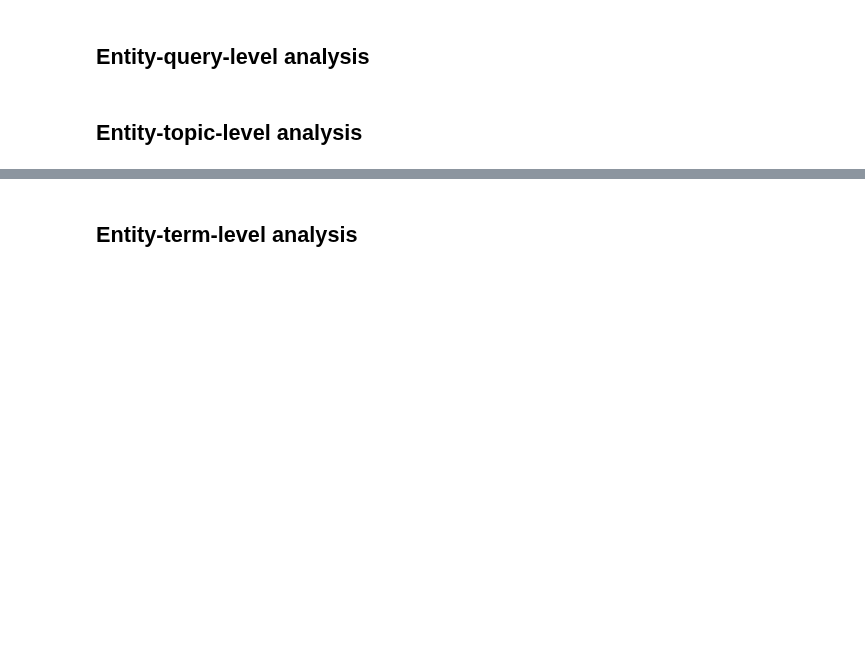
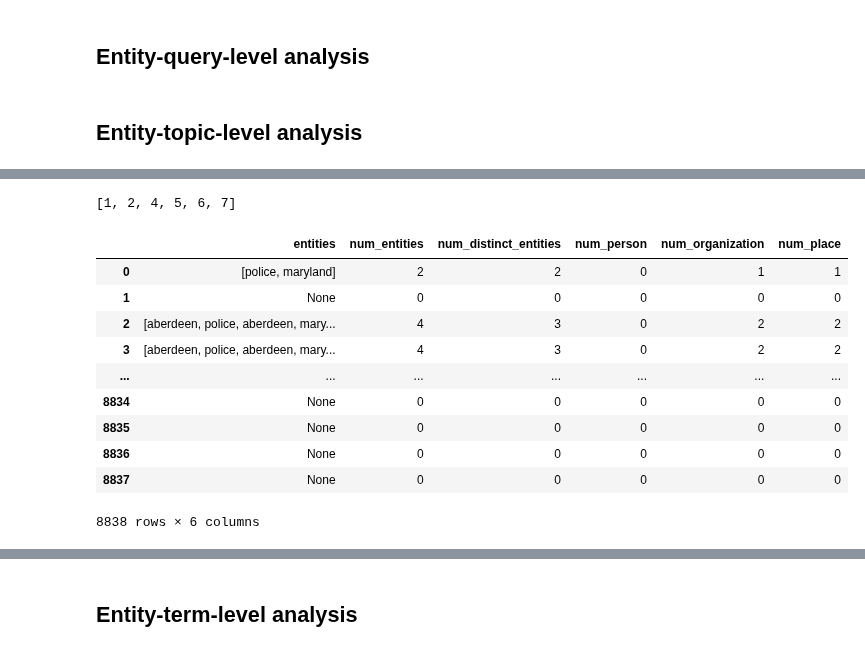
Before and after one commit to feup-infolab/army-ant, a Jupyter notebook: notebooks/query_log_analysis/query_log_analysis.ipynb, the cells around one changed output, grey strips where cells are left out. Drawn from its saved outputs; the diff is of its cells as text; code cells hidden in the pictures; blank space fills up the shorter version.

Commit message:
ECIR 2020 Short: Started working on the micrographs for analysis of query entities.

```diff
--- a/notebooks/query_log_analysis/query_log_analysis.ipynb
+++ b/notebooks/query_log_analysis/query_log_analysis.ipynb
@@ -1164,0 +1192,46 @@ plot_entities_by_class(qlog_entities, 'place')
+# %%
+def flatten(l, remove_none=True):
+    for el in l:
+        if isinstance(el, collections.Iterable) and not isinstance(el, (str, bytes)):
+            yield from flatten(el)
+        elif not el is None:
+            yield el
+
+list(flatten([1,2,[4,5], [[6,7,None]], None]))
+# %% [output]
+[1, 2, 4, 5, 6, 7]
+# %%
+qlog['num_person'] = qlog['person'] \
+    .map(lambda d: len(d) if d else 0)
+
+qlog['num_organization'] = qlog['organization'] \
+    .map(lambda d: len(d) if d else 0)
+
+qlog['num_place'] = qlog['place'] \
+    .map(lambda d: len(d) if d else 0)
+
+qlog['num_entities'] = qlog['num_person'] + qlog['num_organization'] + qlog['num_place']
+
+entities = qlog[['person', 'organization', 'place']].values.tolist()
+entities = [[x if x else [] for x in d] for d in entities]
+entities = [[x for sl2 in sl for x in sl2 if sl2] for sl in entities]
+
+qlog['entities'] = None
+for i, e in enumerate(entities):
+    qlog.at[i, 'entities'] = e if len(e) > 0 else None
+
+qlog['num_distinct_entities'] = qlog['entities'].map(lambda d: len(set(d)) if d else 0)
+
+qlog[['entities', 'num_entities', 'num_distinct_entities', 'num_person', 'num_organization', 'num_place']]
+# %% [output]
+|  | entities | num_entities | num_distinct_entities | num_person | num_organization | num_place |
+| 0 | [police, maryland] | 2 | 2 | 0 | 1 | 1 |
+| 1 | None | 0 | 0 | 0 | 0 | 0 |
+| 2 | [aberdeen, police, aberdeen, mary... | 4 | 3 | 0 | 2 | 2 |
+| 3 | [aberdeen, police, aberdeen, mary... | 4 | 3 | 0 | 2 | 2 |
+| ... | ... | ... | ... | ... | ... | ... |
+| 8834 | None | 0 | 0 | 0 | 0 | 0 |
+| 8835 | None | 0 | 0 | 0 | 0 | 0 |
+| 8836 | None | 0 | 0 | 0 | 0 | 0 |
+| 8837 | None | 0 | 0 | 0 | 0 | 0 |
+8838 rows × 6 columns
```
Also changed, not shown: parts of 23 cells of this notebook.
